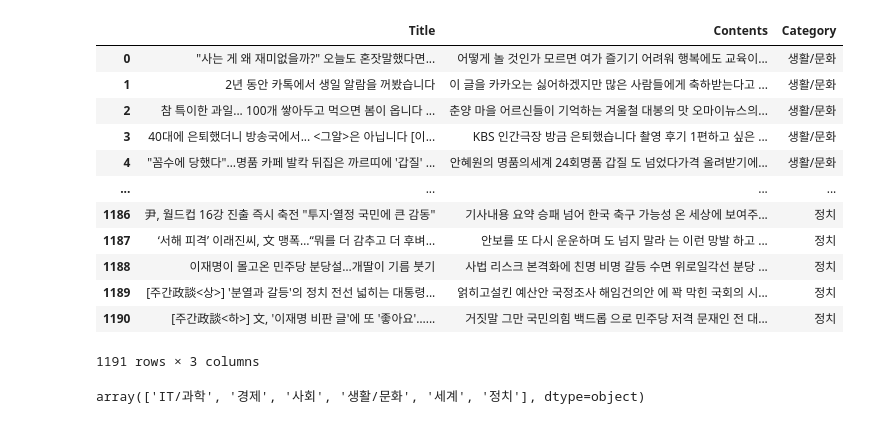
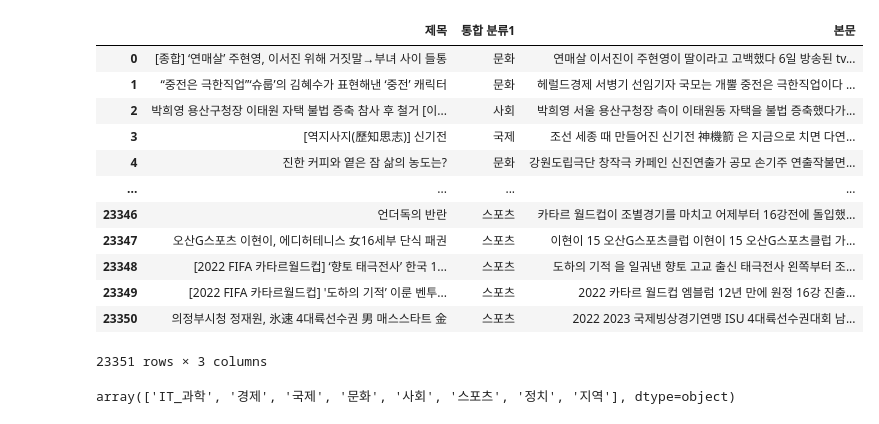
Before and after one commit to CSID-DGU/2022-2-OSSProj-KKJ-5, a Jupyter notebook: ML/LSTM.ipynb, the cells around one changed output. Drawn from its saved outputs; the diff is of its cells as text; code cells hidden in the pictures.

```diff
--- a/ML/LSTM.ipynb
+++ b/ML/LSTM.ipynb
@@ -44,3 +50,17 @@ data_list.append(df)
+# %%
+df7 = pd.read_csv("/content/Society.csv",  encoding = "CP949", engine='python')
+# %%
+df8 = pd.read_csv("/content/Sports.csv",  encoding = "CP949", engine='python')
+# %%
+data_list = []
+data_list.append(df1)
+data_list.append(df2)
+data_list.append(df3)
+data_list.append(df4)
+data_list.append(df5)
+data_list.append(df6)
+data_list.append(df7)
+data_list.append(df8)
 # %%
 data=pd.DataFrame()
 for i in data_list:
@@ -59,24 +79,24 @@ len(data[data.duplicated()])
 # %%
 data=data.drop_duplicates(ignore_index = True)
 # %%
-data["Contents"] = data["Contents"].str.replace(pat=r'[^\w]', repl=r' ', regex=True)
+data["본문"] = data["본문"].str.replace(pat=r'[^\w]', repl=r' ', regex=True)
 # %%
-data['Category']=data['Category'].str.split('>', expand=True).get(0)
+data['통합 분류1']=data['통합 분류1'].str.split('>', expand=True).get(0)
 data
 # %% [output]
-|  | Title | Contents | Category |
-| 0 | "사는 게 왜 재미없을까?" 오늘도 혼잣말했다면... | 어떻게 놀 것인가 모르면 여가 즐기기 어려워 행복에도 교육이... | 생활/문화 |
-| 1 | 2년 동안 카톡에서 생일 알람을 꺼봤습니다 | 이 글을 카카오는 싫어하겠지만 많은 사람들에게 축하받는다고 ... | 생활/문화 |
-| 2 | 참 특이한 과일... 100개 쌓아두고 먹으면 봄이 옵니다 ... | 춘양 마을 어르신들이 기억하는 겨울철 대봉의 맛 오마이뉴스의... | 생활/문화 |
-| 3 | 40대에 은퇴했더니 방송국에서... <그알>은 아닙니다 [이... | KBS 인간극장 방금 은퇴했습니다 촬영 후기 1편하고 싶은 ... | 생활/문화 |
-| 4 | "꼼수에 당했다"…명품 카페 발칵 뒤집은 까르띠에 '갑질' ... | 안혜원의 명품의세계 24회명품 갑질 도 넘었다가격 올려받기에... | 생활/문화 |
+|  | 제목 | 통합 분류1 | 본문 |
+| 0 | [종합] ‘연매살’ 주현영, 이서진 위해 거짓말→부녀 사이 들통 | 문화 | 연매살 이서진이 주현영이 딸이라고 고백했다 6일 방송된 tv... |
+| 1 | “중전은 극한직업”‘슈룹’의 김혜수가 표현해낸 ‘중전’ 캐릭터 | 문화 | 헤럴드경제 서병기 선임기자 국모는 개뿔 중전은 극한직업이다 ... |
+| 2 | 박희영 용산구청장 이태원 자택 불법 증축 참사 후 철거 [이... | 사회 | 박희영 서울 용산구청장 측이 이태원동 자택을 불법 증축했다가... |
+| 3 | [역지사지(歷知思志)] 신기전 | 국제 | 조선 세종 때 만들어진 신기전 神機箭 은 지금으로 치면 다연... |
+| 4 | 진한 커피와 옅은 잠 삶의 농도는? | 문화 | 강원도립극단 창작극 카페인 신진연출가 공모 손기주 연출작불면... |
 | ... | ... | ... | ... |
-| 1186 | 尹, 월드컵 16강 진출 즉시 축전 "투지·열정 국민에 큰 감동" | 기사내용 요약 승패 넘어 한국 축구 가능성 온 세상에 보여주... | 정치 |
-| 1187 | ‘서해 피격’ 이래진씨, 文 맹폭…“뭐를 더 감추고 더 후벼... | 안보를 또 다시 운운하며 도 넘지 말라 는 이런 망발 하고 ... | 정치 |
-| 1188 | 이재명이 몰고온 민주당 분당설…개딸이 기름 붓기 | 사법 리스크 본격화에 친명 비명 갈등 수면 위로일각선 분당 ... | 정치 |
-| 1189 | [주간政談<상>] '분열과 갈등'의 정치 전선 넓히는 대통령... | 얽히고설킨 예산안 국정조사 해임건의안 에 꽉 막힌 국회의 시... | 정치 |
-| 1190 | [주간政談<하>] 文, '이재명 비판 글'에 또 '좋아요'…... | 거짓말 그만 국민의힘 백드롭 으로 민주당 저격 문재인 전 대... | 정치 |
+| 23346 | 언더독의 반란 | 스포츠 | 카타르 월드컵이 조별경기를 마치고 어제부터 16강전에 돌입했... |
+| 23347 | 오산G스포츠 이현이, 에디허테니스 女16세부 단식 패권 | 스포츠 | 이현이 15 오산G스포츠클럽 이현이 15 오산G스포츠클럽 가... |
+| 23348 | [2022 FIFA 카타르월드컵] ‘향토 태극전사’ 한국 1... | 스포츠 | 도하의 기적 을 일궈낸 향토 고교 출신 태극전사 왼쪽부터 조... |
+| 23349 | [2022 FIFA 카타르월드컵] '도하의 기적’ 이룬 벤투... | 스포츠 | 2022 카타르 월드컵 엠블럼 12년 만에 원정 16강 진출... |
+| 23350 | 의정부시청 정재원, 氷速 4대륙선수권 男 매스스타트 金 | 스포츠 | 2022 2023 국제빙상경기연맹 ISU 4대륙선수권대회 남... |
-1191 rows × 3 columns
+23351 rows × 3 columns
 # %%
 okt = Okt() #okt사용
 
@@ -101,8 +121,8 @@ data['본문정리pos']=data['Contents'].apply(okt_pos)
 # %%
-categories=np.unique(data['Category']) #카테고리 안겹치게 한종류씩
+categories=np.unique(data['통합 분류1']) #카테고리 안겹치게 한종류씩
 categories
 # %% [output]
-array(['IT/과학', '경제', '사회', '생활/문화', '세계', '정치'], dtype=object)
+array(['IT_과학', '경제', '국제', '문화', '사회', '스포츠', '정치', '지역'], dtype=object)
 # %%
 category={}
 for i in categories:
```
Also changed, not shown: parts of 30 cells of this notebook.
